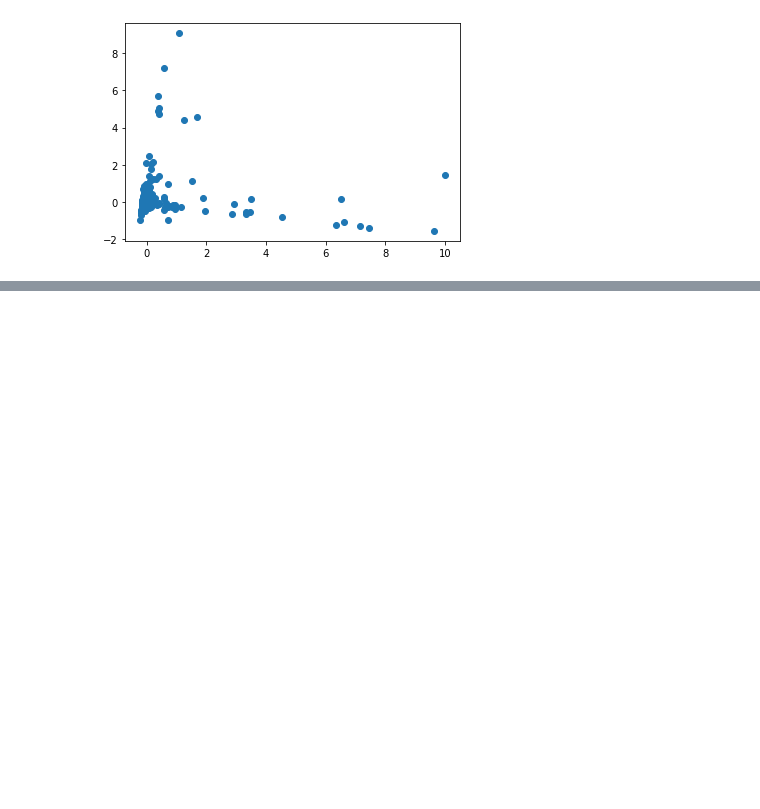
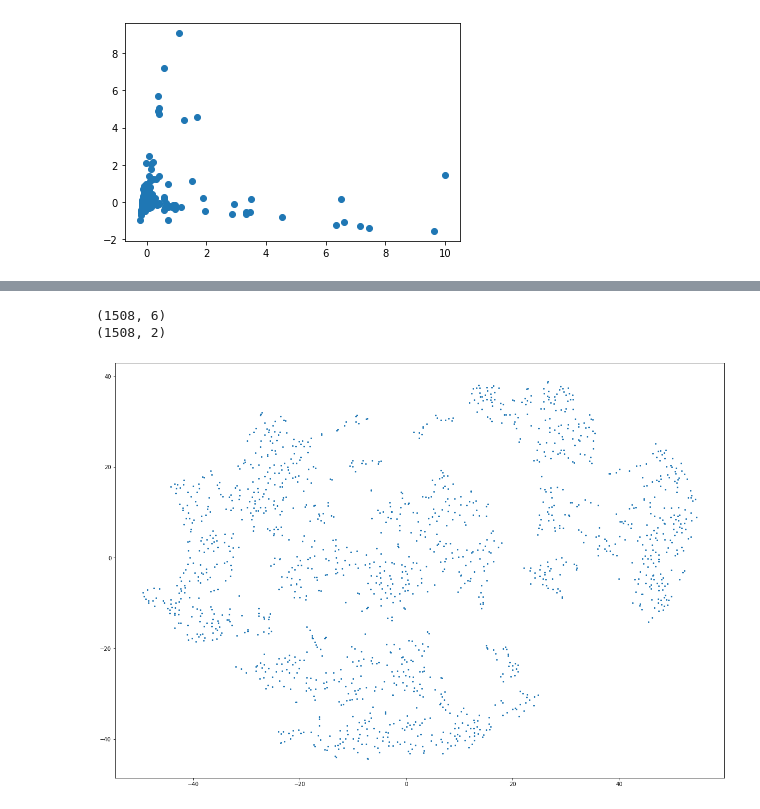
Before and after one commit to jonaengs/Explorify, a Jupyter notebook: initial data exploration.ipynb, the cells around one changed output, grey strips where cells are left out. Saved outputs shown, nothing was run; the diff lists cells and outputs as text; code cells hidden in the pictures; blank space fills up the shorter version.

```diff
--- a/initial data exploration.ipynb
+++ b/initial data exploration.ipynb
@@ -378,0 +475,16 @@ array([[ True, False, False, ..., False, False, False],
+# %%
+tf_embed = TSNE(
+    n_components=2, learning_rate=300, init="pca" #, early_exaggeration=50
+).fit_transform(norm_artist_features_v)
+
+print(artist_features_v.shape)
+print(tf_embed.shape)
+plt.figure(figsize=(20, 14))
+plt.scatter(*zip(*tf_embed), s=4)
+
+tsne_artist_features = norm_artist_features.copy()
+tsne_artist_features.update(list(map(tuple, tf_embed)))
+# %% [output]
+(1508, 6)
+(1508, 2)
+[figure, added]
```
Also changed, not shown: parts of 28 cells of this notebook, 1 other file.
